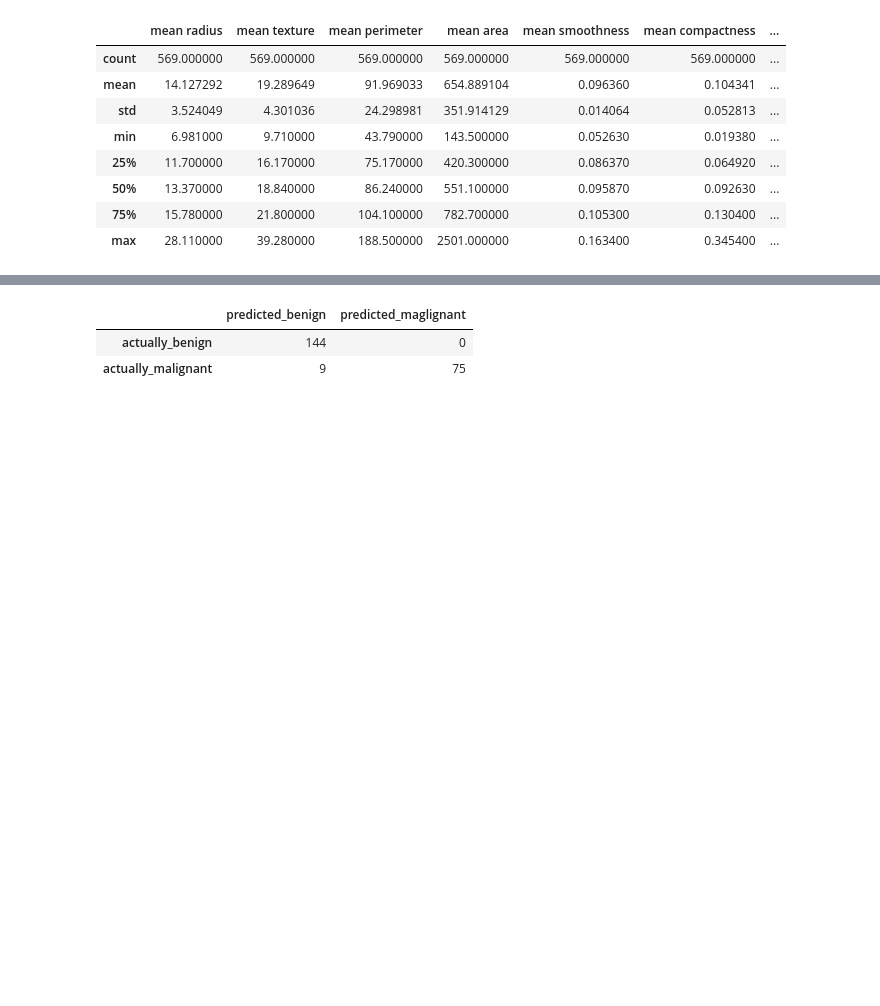
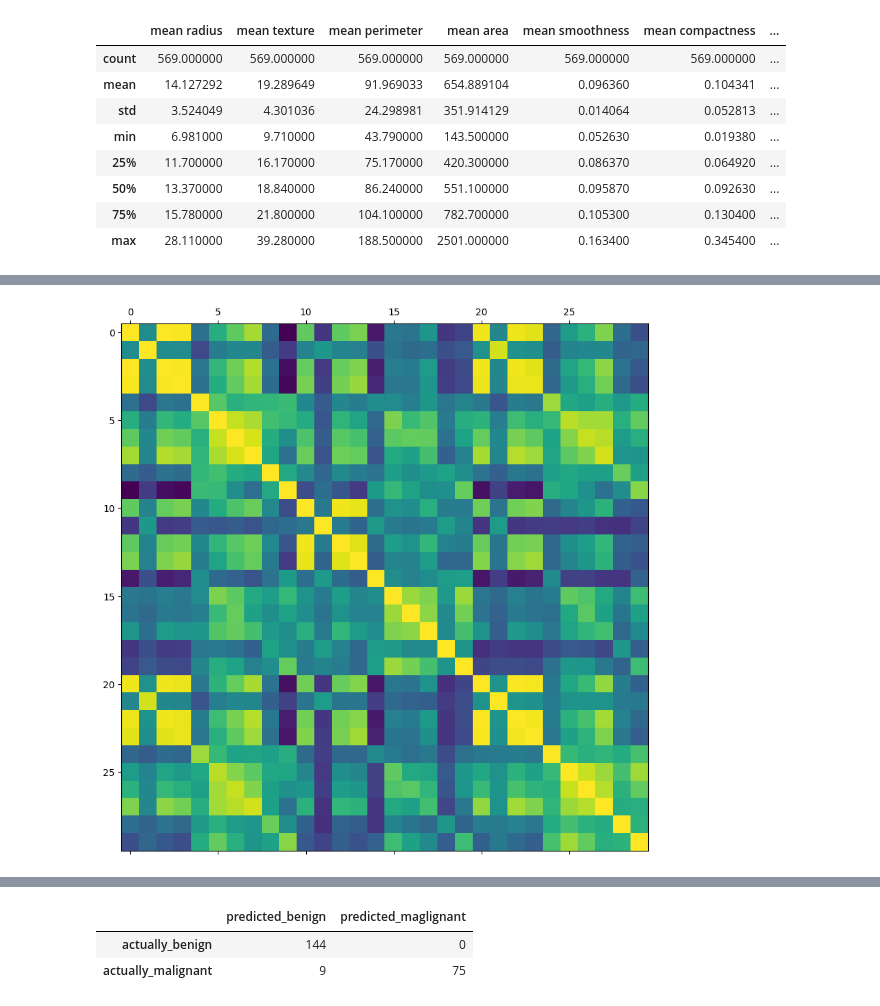
Before and after one commit to jtsuvile/AI_utbildning, a Jupyter notebook: ML_python_workshop.ipynb, the cells around one changed output, grey strips where cells are left out. Cells and saved outputs as stored; diff of their text form; code cells hidden in the pictures; blank space fills up the shorter version.

```diff
--- a/ML_python_workshop.ipynb
+++ b/ML_python_workshop.ipynb
@@ -154,0 +161,7 @@ Notera att det finns olika typer av skalning för olika situationer, neurala nä
+# %%
+# oj nej massa siffror igen, svårt att kolla igenom dem om de är i numerisk format.
+# vi gör ett plot av det istället
+plt.matshow(X.corr())
+plt.show()
+# %% [output]
+[figure, added]
```
Also changed, not shown: parts of 23 cells of this notebook.
